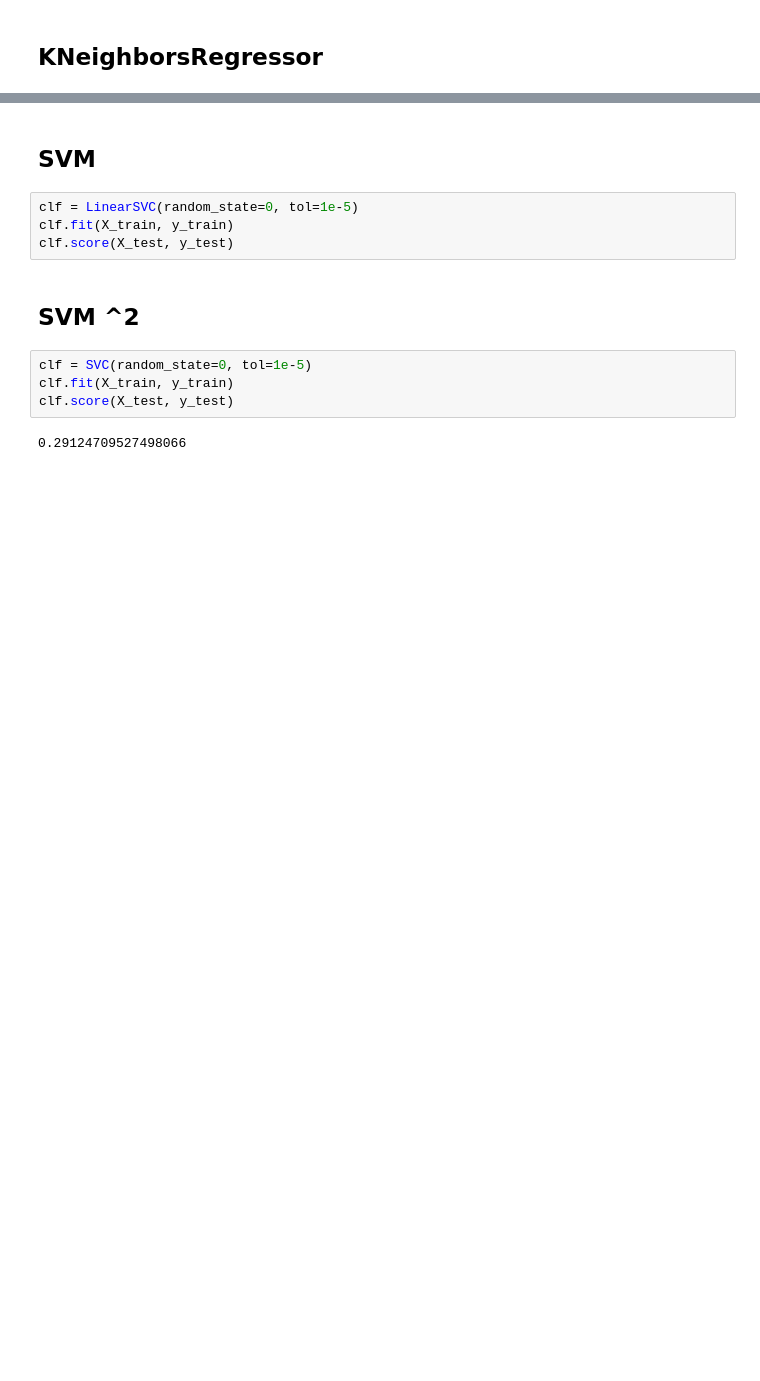
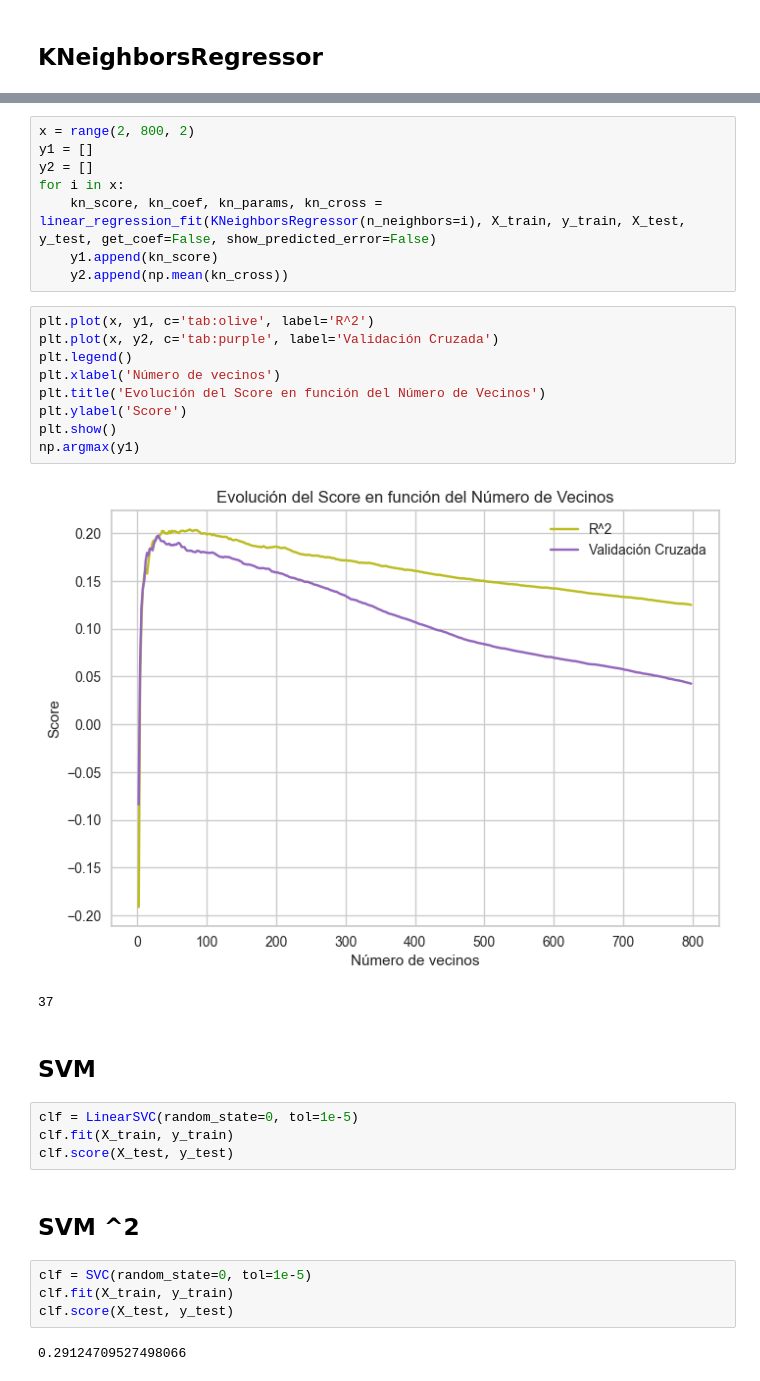
Before and after one commit to IFibla/Prac_FIFA_World_Cup_APA, a Jupyter notebook: Src/Jupyter Notebook/_01_Linear_Models.ipynb, the cells around one changed output, grey strips where cells are left out. Drawn from its saved outputs; the diff is of its cells as text; blank space fills up the shorter version.

```diff
--- a/Src/Jupyter Notebook/_01_Linear_Models.ipynb
+++ b/Src/Jupyter Notebook/_01_Linear_Models.ipynb
@@ -91,3 +82,23 @@ Validación Cruzada: 0.181
+# %%
+x = range(2, 800, 2)
+y1 = []
+y2 = []
+for i in x:
+    kn_score, kn_coef, kn_params, kn_cross = linear_regression_fit(KNeighborsRegressor(n_neighbors=i), X_train, y_train, X_test, y_test, get_coef=False, show_predicted_error=False)
+    y1.append(kn_score)
+    y2.append(np.mean(kn_cross))
+# %%
+plt.plot(x, y1, c='tab:olive', label='R^2')
+plt.plot(x, y2, c='tab:purple', label='Validación Cruzada')
+plt.legend()
+plt.xlabel('Número de vecinos')
+plt.title('Evolución del Score en función del Número de Vecinos')
+plt.ylabel('Score')
+plt.show()
+np.argmax(y1)
+# %% [output]
+[figure, added]
+37
 # %% [markdown]
 ## SVM
 # %%
```
Also changed, not shown: parts of 3 cells of this notebook, 21 other files.
